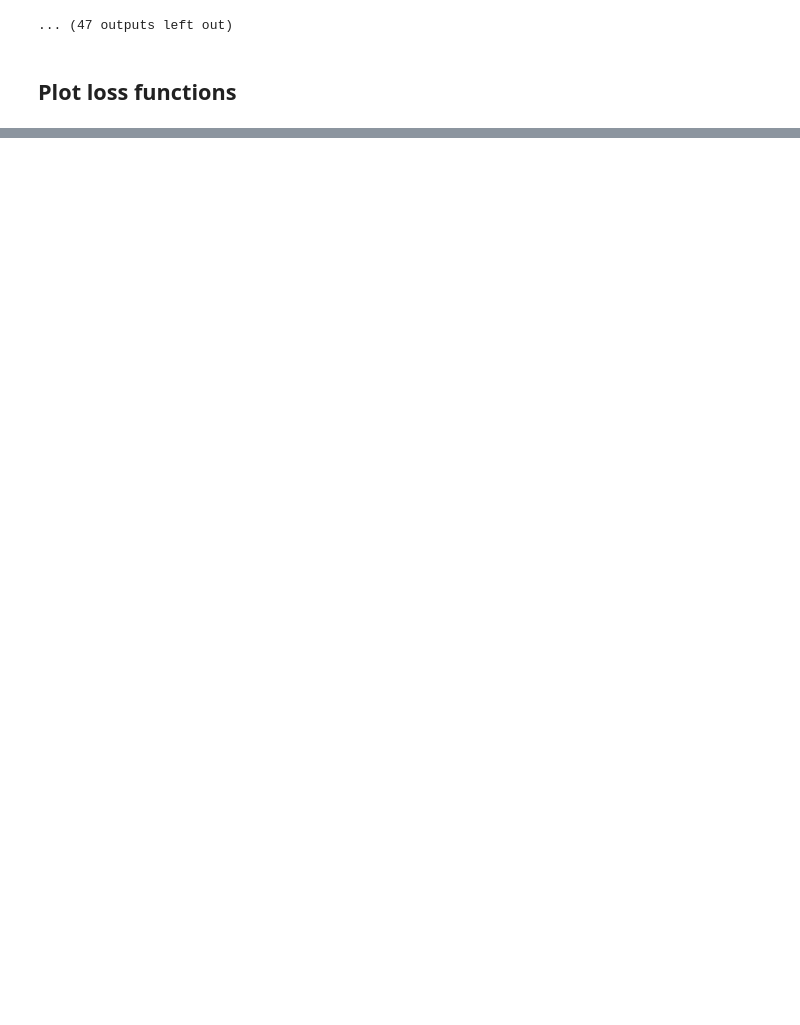
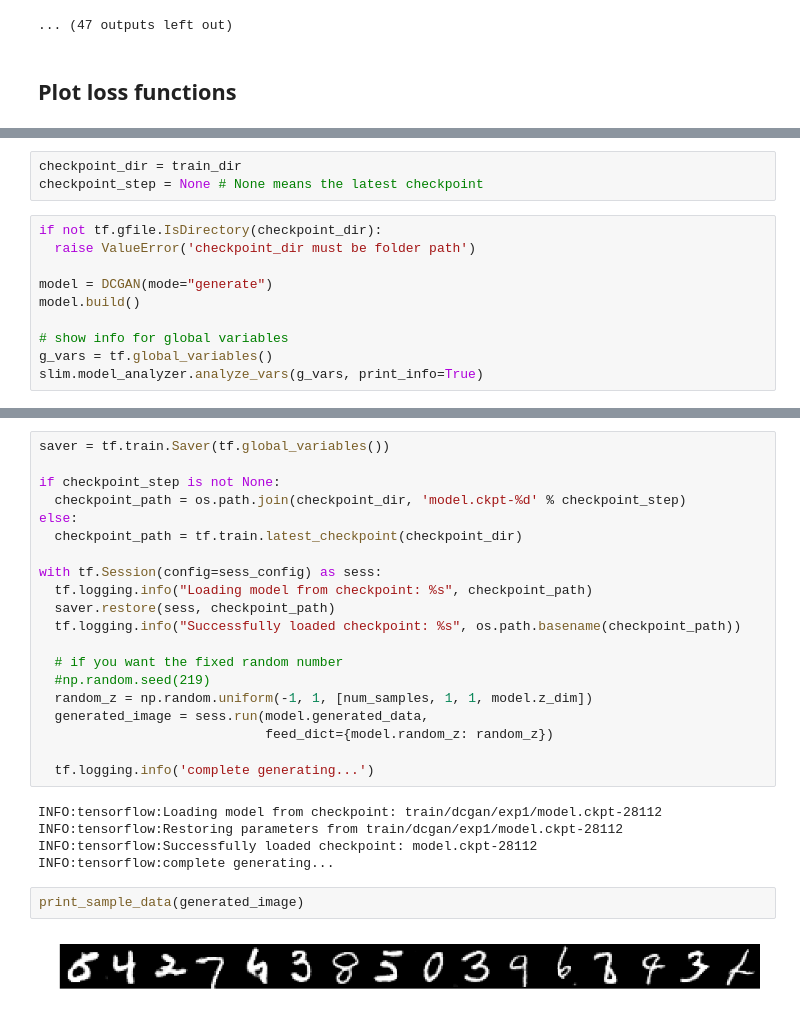
Before and after one commit to ilguyi/gans.tensorflow.v2, a Jupyter notebook: dcgan.ipynb, the cells around one changed output, grey strips where cells are left out. Saved outputs shown, nothing was run; the diff lists cells and outputs as text; blank space fills up the shorter version.

```diff
--- a/dcgan.ipynb
+++ b/dcgan.ipynb
@@ -483,0 +499,13 @@ plt.show()
+# %%
+checkpoint_dir = train_dir
+checkpoint_step = None # None means the latest checkpoint
+# %%
+if not tf.gfile.IsDirectory(checkpoint_dir):
+  raise ValueError('checkpoint_dir must be folder path')
+
+model = DCGAN(mode="generate")
+model.build()
+
+# show info for global variables
+g_vars = tf.global_variables()
+slim.model_analyzer.analyze_vars(g_vars, print_info=True)
@@ -483,0 +531,29 @@ plt.show()
+# %%
+saver = tf.train.Saver(tf.global_variables())
+
+if checkpoint_step is not None:
+  checkpoint_path = os.path.join(checkpoint_dir, 'model.ckpt-%d' % checkpoint_step)
+else:
+  checkpoint_path = tf.train.latest_checkpoint(checkpoint_dir)
+
+with tf.Session(config=sess_config) as sess:
+  tf.logging.info("Loading model from checkpoint: %s", checkpoint_path)
+  saver.restore(sess, checkpoint_path)
+  tf.logging.info("Successfully loaded checkpoint: %s", os.path.basename(checkpoint_path))
+
+  # if you want the fixed random number
+  #np.random.seed(219)
+  random_z = np.random.uniform(-1, 1, [num_samples, 1, 1, model.z_dim])
+  generated_image = sess.run(model.generated_data,
+                             feed_dict={model.random_z: random_z})
+
+  tf.logging.info('complete generating...')
+# %% [output]
+INFO:tensorflow:Loading model from checkpoint: train/dcgan/exp1/model.ckpt-28112
+INFO:tensorflow:Restoring parameters from train/dcgan/exp1/model.ckpt-28112
+INFO:tensorflow:Successfully loaded checkpoint: model.ckpt-28112
+INFO:tensorflow:complete generating...
+# %%
+print_sample_data(generated_image)
+# %% [output]
+[figure, added]
```
Also changed, not shown: parts of 12 cells of this notebook, 3 other files.
